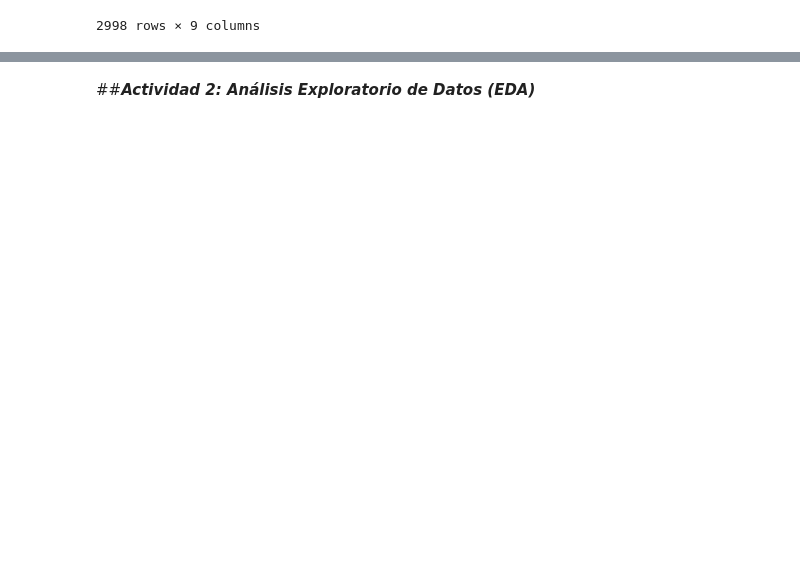
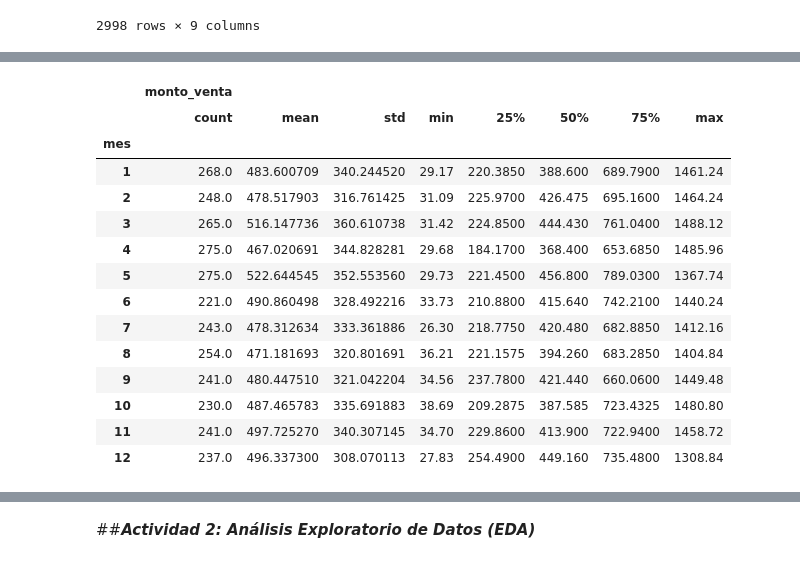
Before and after one commit to FedeM-Git/TT-2C2025-Data-Analitycs-Notebooks, a Jupyter notebook: Pre-Entrega_Maune/Pre-Entrega_Maune, Juan_Federico.ipynb, the cells around one changed output, grey strips where cells are left out. Drawn from its saved outputs; the diff is of its cells as text; code cells hidden in the pictures; blank space fills up the shorter version.

```diff
--- a/Pre-Entrega_Maune/Pre-Entrega_Maune, Juan_Federico.ipynb
+++ b/Pre-Entrega_Maune/Pre-Entrega_Maune, Juan_Federico.ipynb
@@ -1258,0 +1316,19 @@ df_ventas
+# %%
+# Estadisticas del campo 'monto_ventas' agrupadas por mes
+df_ventas.groupby("mes")[["monto_venta"]].describe()
+# %% [output]
+|  | monto_venta |  |  |  |  |  |  |  |
+|  | count | mean | std | min | 25% | 50% | 75% | max |
+| mes |  |  |  |  |  |  |  |  |
+| 1 | 268.0 | 483.600709 | 340.244520 | 29.17 | 220.3850 | 388.600 | 689.7900 | 1461.24 |
+| 2 | 248.0 | 478.517903 | 316.761425 | 31.09 | 225.9700 | 426.475 | 695.1600 | 1464.24 |
+| 3 | 265.0 | 516.147736 | 360.610738 | 31.42 | 224.8500 | 444.430 | 761.0400 | 1488.12 |
+| 4 | 275.0 | 467.020691 | 344.828281 | 29.68 | 184.1700 | 368.400 | 653.6850 | 1485.96 |
+| 5 | 275.0 | 522.644545 | 352.553560 | 29.73 | 221.4500 | 456.800 | 789.0300 | 1367.74 |
+| 6 | 221.0 | 490.860498 | 328.492216 | 33.73 | 210.8800 | 415.640 | 742.2100 | 1440.24 |
+| 7 | 243.0 | 478.312634 | 333.361886 | 26.30 | 218.7750 | 420.480 | 682.8850 | 1412.16 |
+| 8 | 254.0 | 471.181693 | 320.801691 | 36.21 | 221.1575 | 394.260 | 683.2850 | 1404.84 |
+| 9 | 241.0 | 480.447510 | 321.042204 | 34.56 | 237.7800 | 421.440 | 660.0600 | 1449.48 |
+| 10 | 230.0 | 487.465783 | 335.691883 | 38.69 | 209.2875 | 387.585 | 723.4325 | 1480.80 |
+| 11 | 241.0 | 497.725270 | 340.307145 | 34.70 | 229.8600 | 413.900 | 722.9400 | 1458.72 |
+| 12 | 237.0 | 496.337300 | 308.070113 | 27.83 | 254.4900 | 449.160 | 735.4800 | 1308.84 |
```
Also changed, not shown: parts of 25 cells of this notebook.
